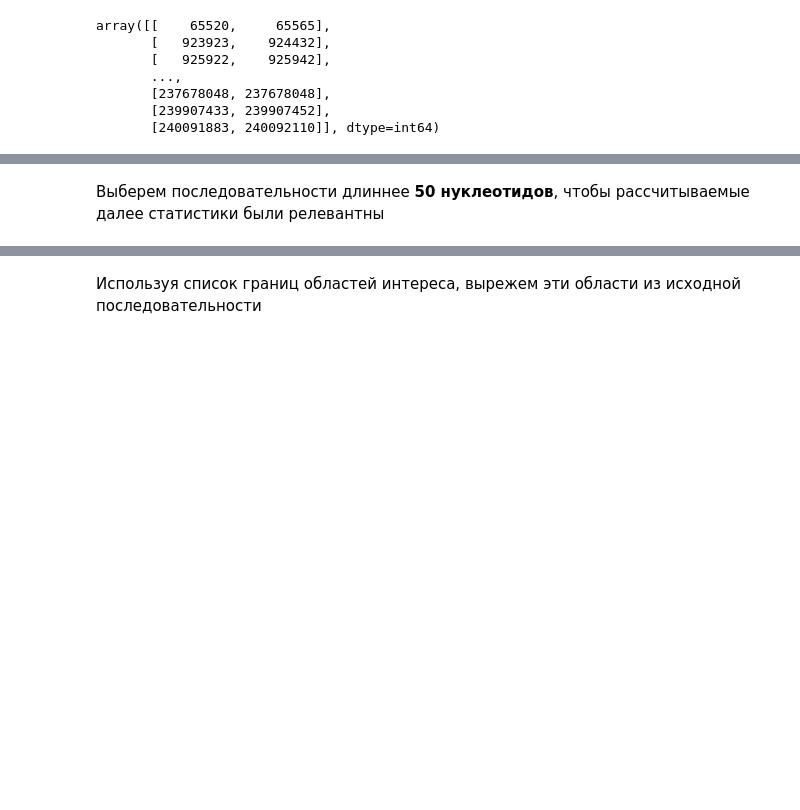
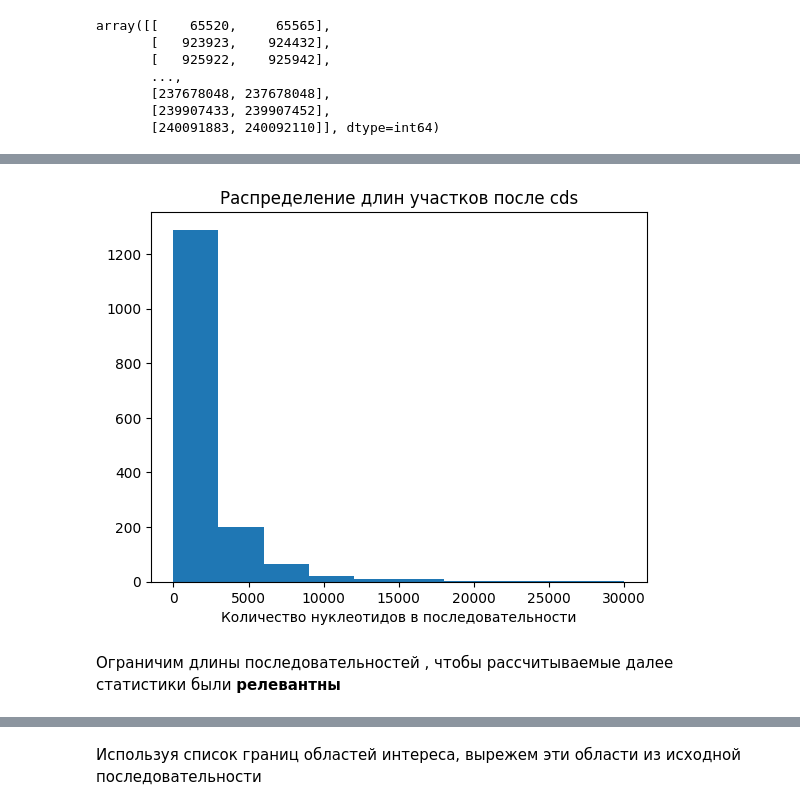
Before and after one commit to polilya/gene_predict_project, a Jupyter notebook: notebooks/data_preprocessing.ipynb, the cells around one changed output, grey strips where cells are left out. Cells and saved outputs as stored; diff of their text form; code cells hidden in the pictures; blank space fills up the shorter version.

```diff
--- a/notebooks/data_preprocessing.ipynb
+++ b/notebooks/data_preprocessing.ipynb
@@ -59,4 +71,10 @@ for cds_start in cds_starts_new:
     p = bisect(exons_starts, cds_start)
     seq_before_cds_location.append((exons_starts[p-1], cds_start))
 seq_before_cds_location = np.array(seq_before_cds_location)
+
+seq_after_cds_location = []
+for cds_end in cds_ends_new:
+    p = bisect(exons_ends, cds_end)
+    seq_after_cds_location.append((cds_end, exons_ends[p]))
+seq_after_cds_location = np.array(seq_after_cds_location)
 # %% [markdown]
@@ -74,2 +110,8 @@ array([[    65520,     65565],
+# %%
+plt.title('Распределение длин участков после cds')
+plt.xlabel('Количество нуклеотидов в последовательности')
+plt.hist(np.diff(seq_after_cds_location), range=(0, 30000));
+# %% [output]
+[figure, added]
 # %% [markdown]
-Выберем последовательности длиннее **50 нуклеотидов**, чтобы рассчитываемые далее статистики были релевантны
+Ограничим длины последовательностей , чтобы рассчитываемые далее статистики были **релевантны**
```
Also changed, not shown: parts of 34 cells of this notebook, 12 other files.
